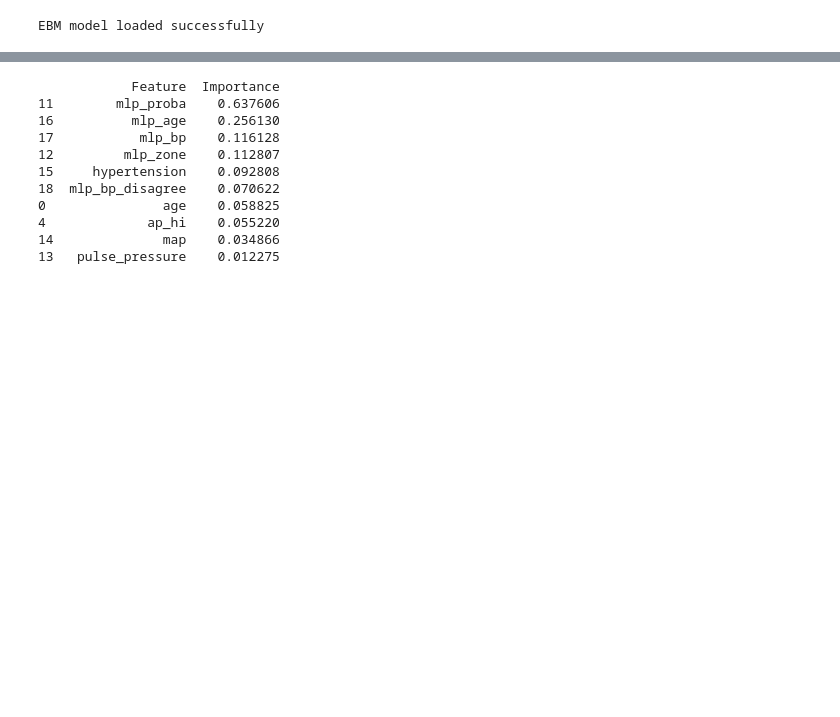
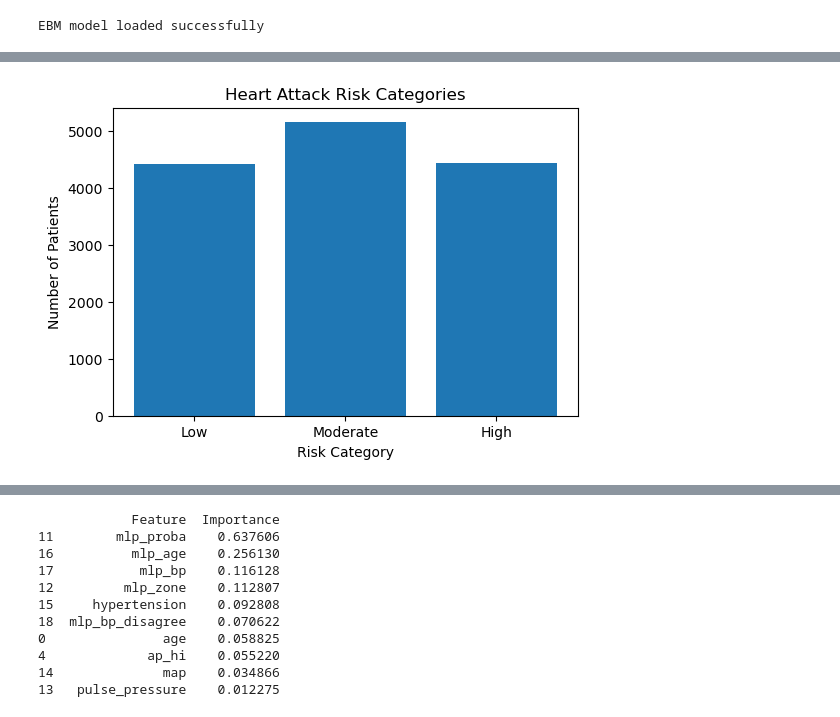
Before and after one commit to cire-25/cardio_risk, a Jupyter notebook: mlp-with_initial_data.ipynb, the cells around one changed output, grey strips where cells are left out. Saved outputs shown, nothing was run; the diff lists cells and outputs as text; code cells hidden in the pictures; blank space fills up the shorter version.

```diff
--- a/mlp-with_initial_data.ipynb
+++ b/mlp-with_initial_data.ipynb
@@ -584,0 +657,25 @@ EBM model loaded successfully
+# %%
+import numpy as np
+import pandas as pd
+
+# Predicted probabilities from EBM
+risk_probs = ebm_model.predict_proba(X_test_meta)[:, 1]
+
+# Define categories
+def risk_category(p):
+    if p < 0.30:
+        return "Low"
+    elif p < 0.70:
+        return "Moderate"
+    else:
+        return "High"
+
+risk_labels = [risk_category(p) for p in risk_probs]
+
+# Create results table
+risk_df = pd.DataFrame({
+    "Predicted_Probability": risk_probs,
+    "Risk_Category": risk_labels
+})
+
+print(risk_df.head(10))
@@ -584,0 +694,13 @@ EBM model loaded successfully
+# %%
+import matplotlib.pyplot as plt
+
+category_counts = risk_df["Risk_Category"].value_counts().reindex(["Low", "Moderate", "High"])
+
+plt.figure(figsize=(6,4))
+plt.bar(category_counts.index, category_counts.values)
+plt.xlabel("Risk Category")
+plt.ylabel("Number of Patients")
+plt.title("Heart Attack Risk Categories")
+plt.show()
+# %% [output]
+[figure, added]
```
Also changed, not shown: parts of 18 cells of this notebook, 21 other files.
